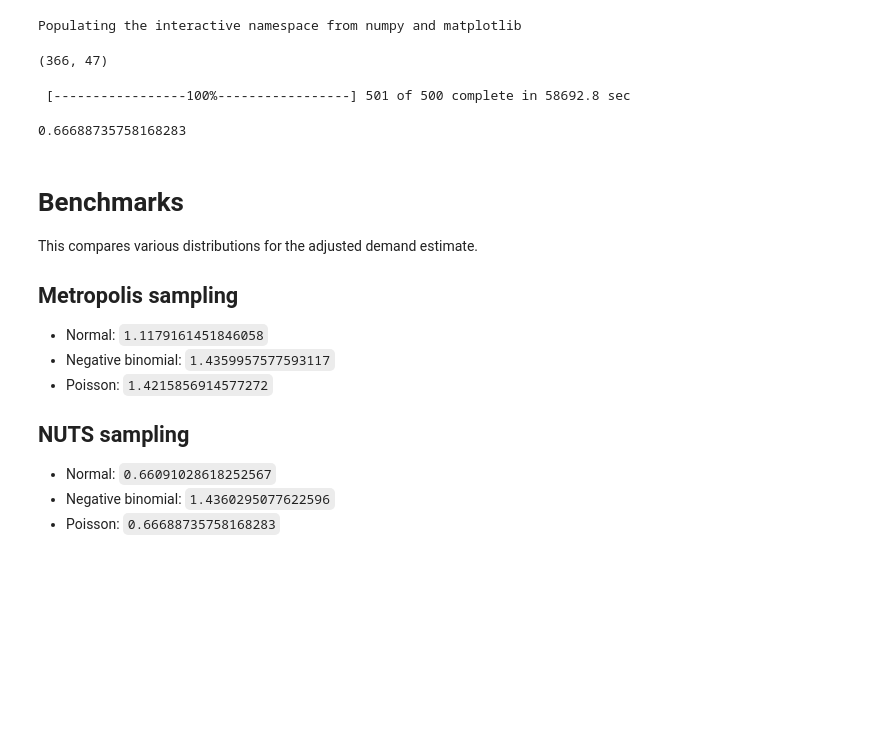
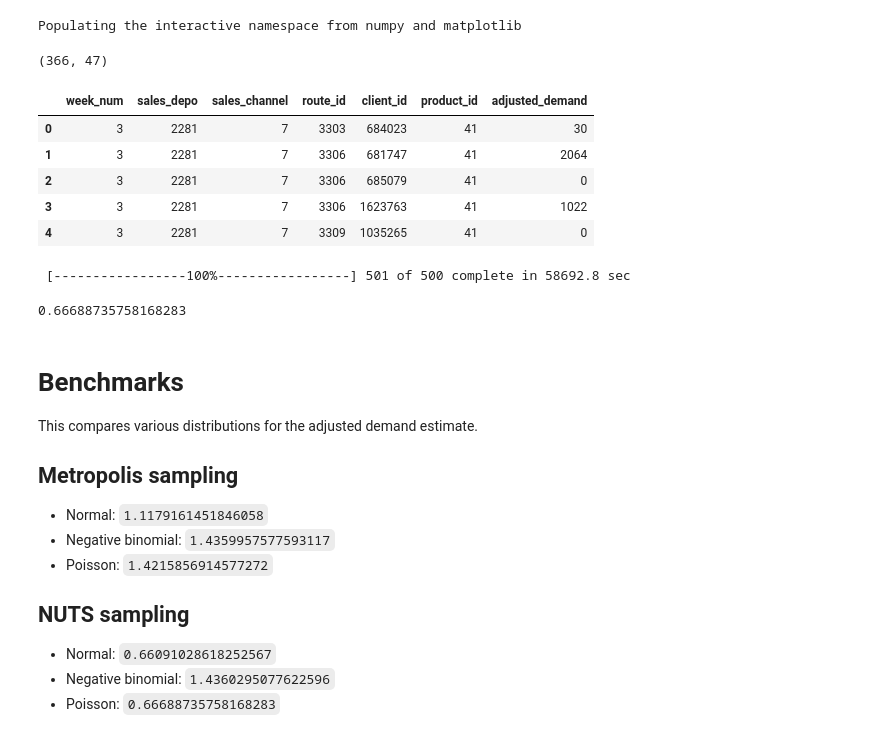
Before and after one commit to ririw/kaggle-bimbo-pymc3, a Jupyter notebook: Basic MLM.ipynb, the cells around one changed output. Drawn from its saved outputs; the diff is of its cells as text; code cells hidden in the pictures; blank space fills up the shorter version.

```diff
--- a/Basic MLM.ipynb
+++ b/Basic MLM.ipynb
@@ -31,6 +31,15 @@ n_depos = batch_data.sales_depo.nunique()
 n_depos, n_products
 # %% [output]
 (366, 47)
+# %%
+batch_data.head()
+# %% [output]
+|  | week_num | sales_depo | sales_channel | route_id | client_id | product_id | adjusted_demand |
+| 0 | 3 | 2281 | 7 | 3303 | 684023 | 41 | 30 |
+| 1 | 3 | 2281 | 7 | 3306 | 681747 | 41 | 2064 |
+| 2 | 3 | 2281 | 7 | 3306 | 685079 | 41 | 0 |
+| 3 | 3 | 2281 | 7 | 3306 | 1623763 | 41 | 1022 |
+| 4 | 3 | 2281 | 7 | 3309 | 1035265 | 41 | 0 |
 # %%
 sales_depo_ids = {depo: id for id, depo in enumerate(batch_data.sales_depo.unique())}
 product_id_ids = {product: id for id, product in enumerate(batch_data.product_id.unique())}
```
Also changed, not shown: parts of 1 cell of this notebook, 3 other files.
